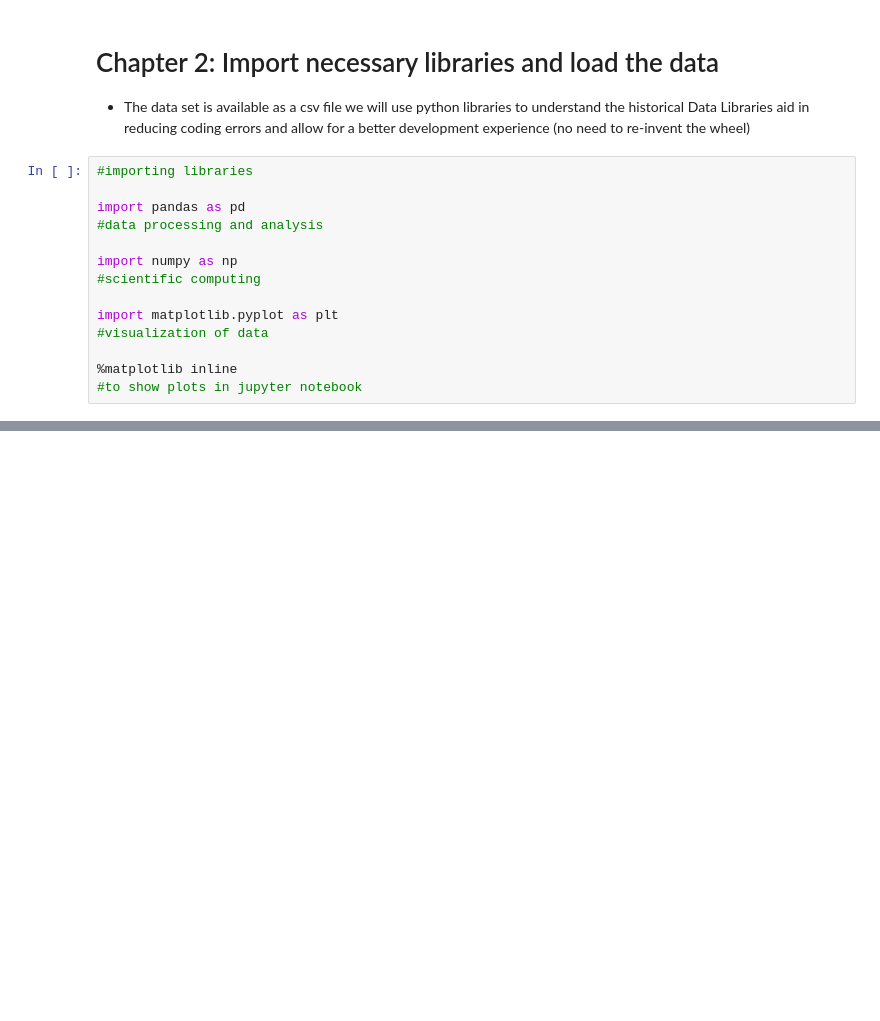
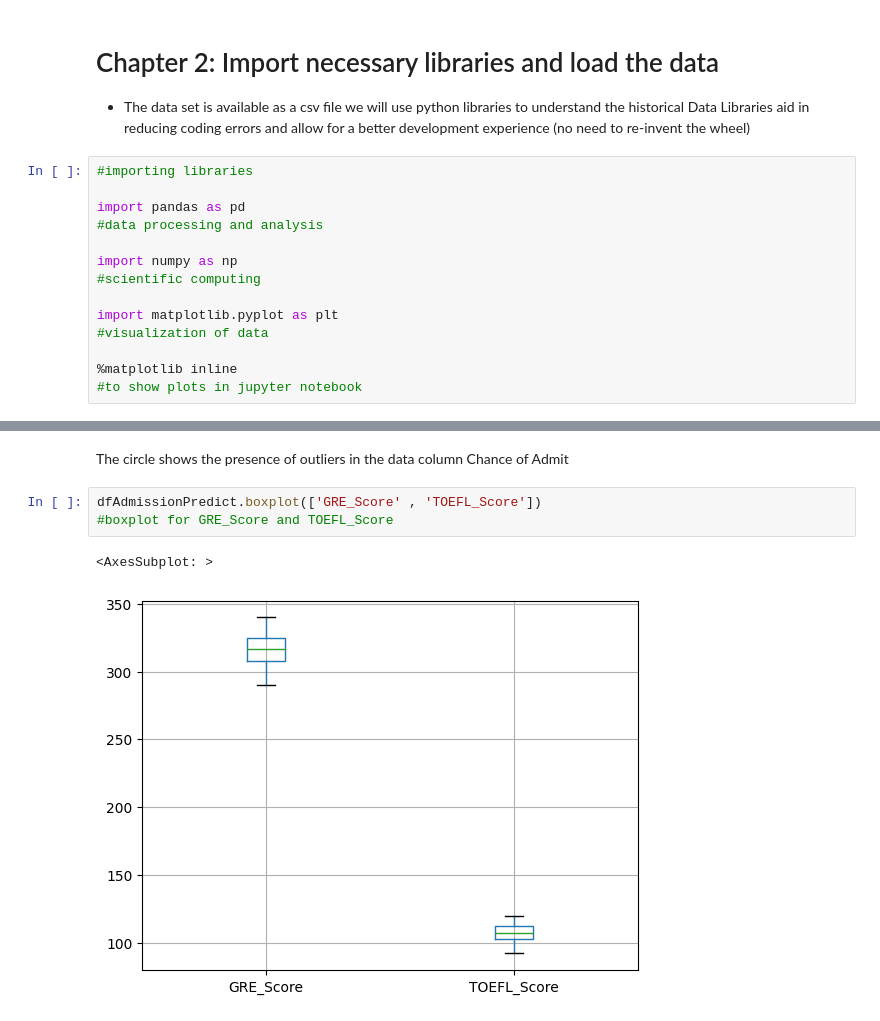
Before and after one commit to JudeTulel/GraduateAdmissionsPrediction, a Jupyter notebook: GraduateAdmissionsPrediction.ipynb, the cells around one changed output, grey strips where cells are left out. Saved outputs shown, nothing was run; the diff lists cells and outputs as text; blank space fills up the shorter version.

```diff
--- a/GraduateAdmissionsPrediction.ipynb
+++ b/GraduateAdmissionsPrediction.ipynb
@@ -71,0 +152,8 @@ dfAdmissionPredict.head(10)
+# %% [markdown]
+The circle shows the presence of outliers in the data column Chance of Admit
+# %%
+dfAdmissionPredict.boxplot(['GRE_Score' , 'TOEFL_Score'])
+#boxplot for GRE_Score and TOEFL_Score
+# %% [output]
+<AxesSubplot: >
+[figure, added]
```
Also changed, not shown: parts of 19 cells of this notebook.
